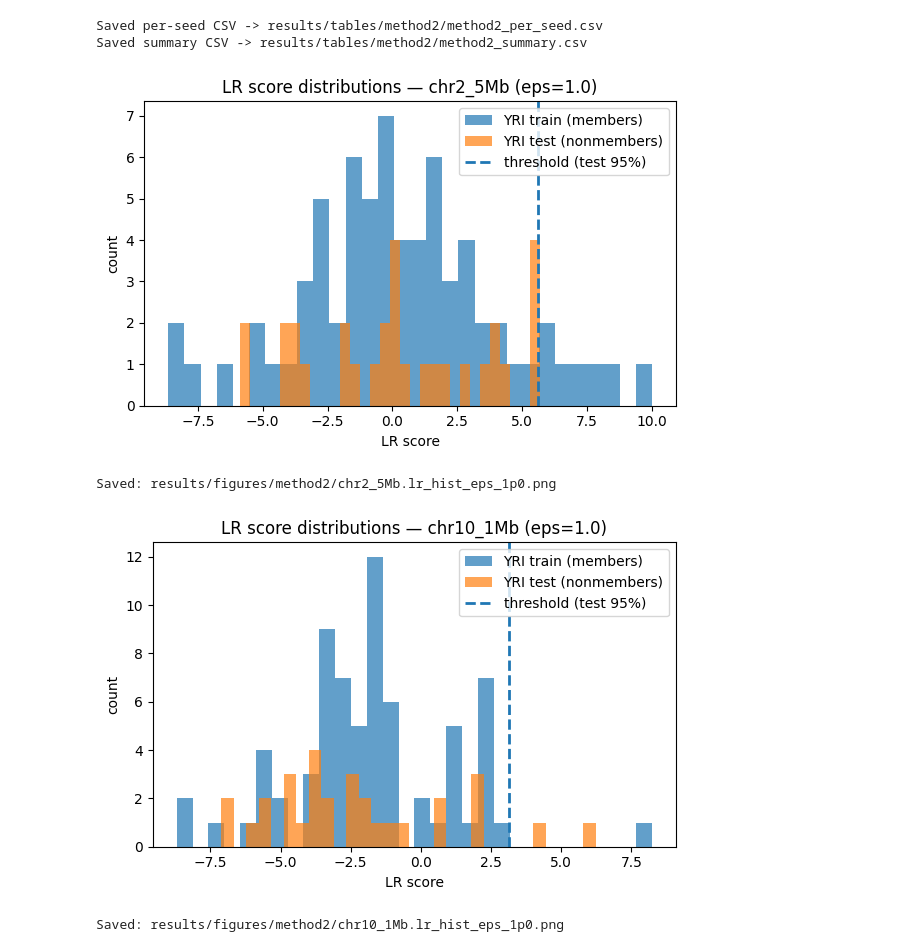
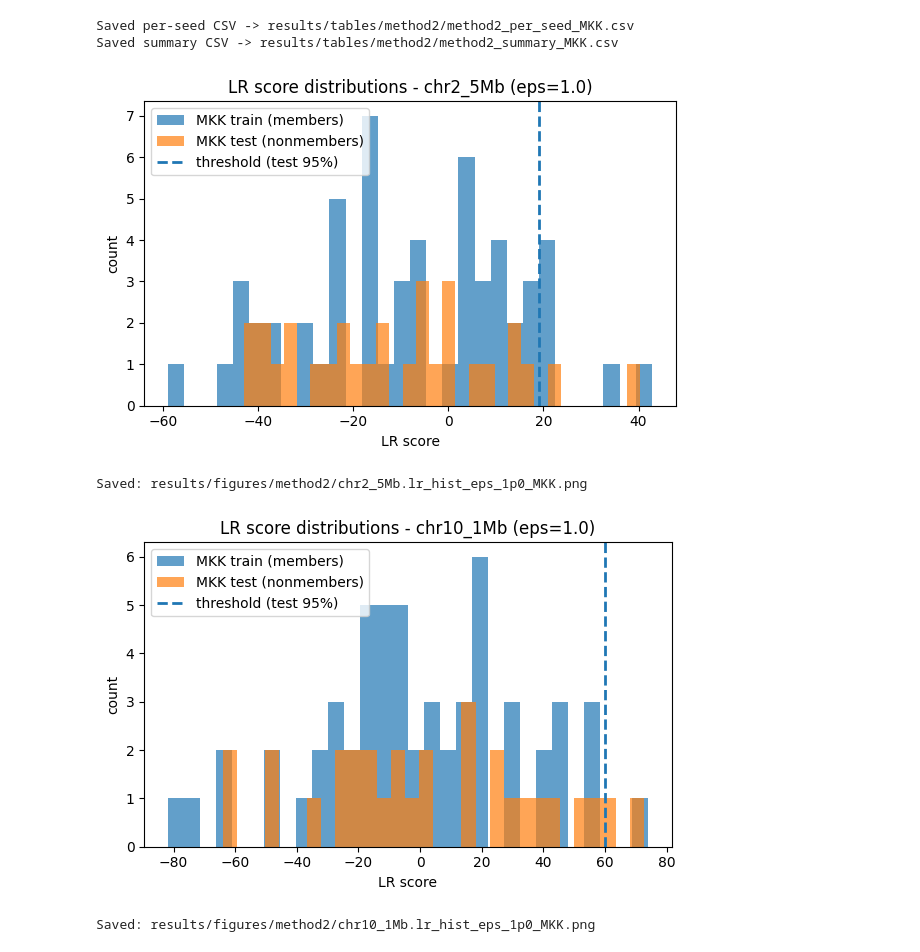
Before and after one commit to eylulssevinc/Privatization-for-GWAS-Genomic-Data-Sharing-COMP-430, a Jupyter notebook: src/mechanisms/method2_haploblock.ipynb, the cells around one changed output. Drawn from its saved outputs; the diff is of its cells as text; code cells hidden in the pictures.

```diff
--- a/src/mechanisms/method2_haploblock.ipynb
+++ b/src/mechanisms/method2_haploblock.ipynb
@@ -759,20 +747,20 @@ def allele_count_from_dosage(G_snps_x_ind: np.ndarray, idx: List[int]) -> np.nda
 # Prepare per-region baseline (phased-compatible SNPs only)
 # -------------------------
 
-def build_region_baseline(pc, yri, minor_pc, major_pc, p_ctrl_pc, valid_mask, label: str):
-    row_for_pc = yri["row_for_pc"]
+def build_region_baseline(pc, case, minor_pc, major_pc, p_ctrl_pc, valid_mask, label: str):
+    row_for_pc = case["row_for_pc"]
     matched_idx_pc = np.where((row_for_pc >= 0) & valid_mask)[0]
 
     if len(matched_idx_pc) == 0:
-        raise RuntimeError(f"{label}: no YRI SNPs matched to phased-compatible list after filtering.")
+        raise RuntimeError(f"{label}: no CASE_POP SNPs matched to phased-compatible list after filtering.")
 
-    A_pc = yri["alleles_A_pc"][matched_idx_pc]
-    B_pc = yri["alleles_B_pc"][matched_idx_pc]
+    A_pc = case["alleles_A_pc"][matched_idx_pc]
+    B_pc = case["alleles_B_pc"][matched_idx_pc]
     minor_matched = minor_pc[matched_idx_pc]
     major_matched = major_pc[matched_idx_pc]
     p_ctrl_matched = p_ctrl_pc[matched_idx_pc]
 
-    G_yri = compute_genotype_dosage(A_pc, B_pc, minor_matched)
+    G_case = compute_genotype_dosage(A_pc, B_pc, minor_matched)
     pc_to_matched = {pc_idx: i for i, pc_idx in enumerate(matched_idx_pc)}
 
     return {
@@ -783,13 +771,13 @@ def build_region_baseline(pc, yri, minor_pc, major_pc, p_ctrl_pc, valid_mask, la
         "minor": minor_matched,
         "major": major_matched,
         "p_ctrl": p_ctrl_matched,
-        "G_yri": G_yri,
+        "G_case": G_case,
         "alleles_A": A_pc,
         "alleles_B": B_pc,
     }
 
-baseline_chr2 = build_region_baseline(pc_chr2, yri_chr2, minor_pc_chr2, major_pc_chr2, p_minor_ctrl_pc_chr2, valid_chr2, "chr2")
-baseline_chr10 = build_region_baseline(pc_chr10, yri_chr10, minor_pc_chr10, major_pc_chr10, p_minor_ctrl_pc_chr10, valid_chr10, "chr10")
+baseline_chr2 = build_region_baseline(pc_chr2, case_chr2, minor_pc_chr2, major_pc_chr2, p_minor_ctrl_pc_chr2, valid_chr2, "chr2")
+baseline_chr10 = build_region_baseline(pc_chr10, case_chr10, minor_pc_chr10, major_pc_chr10, p_minor_ctrl_pc_chr10, valid_chr10, "chr10")
 
 print("Baseline matched SNPs:")
 print(" chr2:", len(baseline_chr2["matched_idx_pc"]))
@@ -1197,11 +1212,12 @@ print("Method 2 runs complete.")
 Method 2 runs complete.
 # %%
+
 # -------------------------
 # Save summary + plots
 # -------------------------
 
 df_per_seed = pd.DataFrame(per_seed_results).sort_values(["region", "eps", "seed"]).reset_index(drop=True)
-per_seed_csv = TABLE_DIR / "method2_per_seed.csv"
+per_seed_csv = TABLE_DIR / f"method2_per_seed_{CASE_POP}.csv"
 df_per_seed.to_csv(per_seed_csv, index=False)
 print("Saved per-seed CSV ->", per_seed_csv.relative_to(PROJECT_ROOT))
 
@@ -1209,7 +1225,7 @@ agg_cols = ["lr_power_case_above_threshold", "jaccard", "maf_mae", "rmse_maf", "
 summary = df_per_seed.groupby(["region", "eps"])[agg_cols].agg(["mean", "std"]).reset_index()
 summary.columns = [c[0] if c[1] == "" else f"{c[0]}_{c[1]}" for c in summary.columns.to_flat_index()]
 
-summary_csv = TABLE_DIR / "method2_summary.csv"
+summary_csv = TABLE_DIR / f"method2_summary_{CASE_POP}.csv"
 summary.to_csv(summary_csv, index=False)
 print("Saved summary CSV ->", summary_csv.relative_to(PROJECT_ROOT))
 
@@ -1226,7 +1242,7 @@ for region_label in summary["region"].unique():
     plt.title(f"Method 2 Privacy (LR power) — {region_label}")
     plt.legend()
     plt.tight_layout()
-    plt.savefig(FIG_DIR / f"{region_label}.privacy_lr_power.png")
+    plt.savefig(FIG_DIR / f"{region_label}.privacy_lr_power_{CASE_POP}.png")
     plt.close()
 
     # Utility curve
@@ -1238,7 +1254,7 @@ for region_label in summary["region"].unique():
     plt.title(f"Method 2 Utility (GWAS overlap) — {region_label}")
     plt.legend()
     plt.tight_layout()
-    plt.savefig(FIG_DIR / f"{region_label}.utility_jaccard.png")
+    plt.savefig(FIG_DIR / f"{region_label}.utility_jaccard_{CASE_POP}.png")
     plt.close()
 
     # DP distortion curve
@@ -1250,52 +1266,68 @@ for region_label in summary["region"].unique():
     plt.title(f"Method 2 DP Distortion — {region_label}")
     plt.legend()
     plt.tight_layout()
-    plt.savefig(FIG_DIR / f"{region_label}.dp_distortion.png")
+    plt.savefig(FIG_DIR / f"{region_label}.dp_distortion_{CASE_POP}.png")
     plt.close()
 # %% [output]
-Saved per-seed CSV -> results/tables/method2/method2_per_seed.csv
-Saved summary CSV -> results/tables/method2/method2_summary.csv
+Saved per-seed CSV -> results/tables/method2/method2_per_seed_MKK.csv
+Saved summary CSV -> results/tables/method2/method2_summary_MKK.csv
 # %%
+import glob
+from pathlib import Path
+
 # -------------------------
 # LR histogram for eps=1.0 using seed 0
 # -------------------------
 EPS_TO_PLOT = 1.0
 SEED_TO_PLOT = 0
 
 for region_label, baseline, case_idx, test_idx in [
     ("chr2_5Mb", baseline_chr2, train_idx_chr2, test_idx_chr2),
     ("chr10_1Mb", baseline_chr10, train_idx_chr10, test_idx_chr10),
 ]:
     eps_dir = DERIVED_DIR / f"eps_{str(EPS_TO_PLOT).replace('.', 'p')}" / f"seed_{SEED_TO_PLOT}"
-    out_name = "chr2_case_maf_noisy_method2.npz" if region_label == "chr2_5Mb" else "chr10_case_maf_noisy_method2.npz"
-    z = np.load(eps_dir / out_name, allow_pickle=True)
+    out_name = (
+        f"chr2_case_maf_noisy_{CASE_POP}_method2.npz"
+        if region_label == "chr2_5Mb"
+        else f"chr10_case_maf_noisy_{CASE_POP}_method2.npz"
+    )
+    npz_path = eps_dir / out_name
+    if not npz_path.exists():
+        pattern = str(eps_dir / f"{region_label.split('_')[0]}_case_maf_noisy_*_method2.npz")
+        matches = sorted(glob.glob(pattern))
+        if matches:
+            npz_path = Path(matches[0])
+        else:
+            raise FileNotFoundError(f"No method2 NPZ found under {eps_dir}. Re-run main loop.")
+
+    z = np.load(npz_path, allow_pickle=True)
     noisy_maf = z["noisy_maf"]
     p_ctrl_used = z["p_ctrl_used"]
     covered_idx = z["covered_idx"]
 
-    G_yri = baseline["G_yri"][covered_idx]
-    scores_case = lr_scores(G_yri, case_idx, p_case=noisy_maf, p_ctrl=p_ctrl_used)
-    scores_test = lr_scores(G_yri, test_idx, p_case=noisy_maf, p_ctrl=p_ctrl_used)
+    G_case = baseline["G_case"][covered_idx]
+    scores_case = lr_scores(G_case, case_idx, p_case=noisy_maf, p_ctrl=p_ctrl_used)
+    scores_test = lr_scores(G_case, test_idx, p_case=noisy_maf, p_ctrl=p_ctrl_used)
     thresh = float(np.quantile(scores_test, 0.95))
 
     plt.figure(figsize=(6, 4))
-    plt.hist(scores_case, bins=30, alpha=0.7, label="YRI train (members)")
-    plt.hist(scores_test, bins=30, alpha=0.7, label="YRI test (nonmembers)")
+    plt.hist(scores_case, bins=30, alpha=0.7, label=f"{CASE_POP} train (members)")
+    plt.hist(scores_test, bins=30, alpha=0.7, label=f"{CASE_POP} test (nonmembers)")
     plt.axvline(thresh, linestyle="--", linewidth=2, label="threshold (test 95%)")
     plt.xlabel("LR score")
     plt.ylabel("count")
-    plt.title(f"LR score distributions — {region_label} (eps=1.0)")
+    plt.title(f"LR score distributions - {region_label} (eps=1.0)")
     plt.legend()
-    out = FIG_DIR / f"{region_label}.lr_hist_eps_1p0.png"
+    out = FIG_DIR / f"{region_label}.lr_hist_eps_1p0_{CASE_POP}.png"
     plt.tight_layout()
     plt.savefig(out, dpi=200)
     plt.show()
     print("Saved:", out.relative_to(PROJECT_ROOT))
 # %% [output]
-[figure, old version]
+[figure, new version]
-Saved: results/figures/method2/chr2_5Mb.lr_hist_eps_1p0.png
+Saved: results/figures/method2/chr2_5Mb.lr_hist_eps_1p0_MKK.png
-[figure, old version]
+[figure, new version]
-Saved: results/figures/method2/chr10_1Mb.lr_hist_eps_1p0.png
+Saved: results/figures/method2/chr10_1Mb.lr_hist_eps_1p0_MKK.png
 # %%
 # -------------------------
 # Quick sanity checks
```
Also changed, not shown: parts of 15 cells of this notebook, 26 other files.
